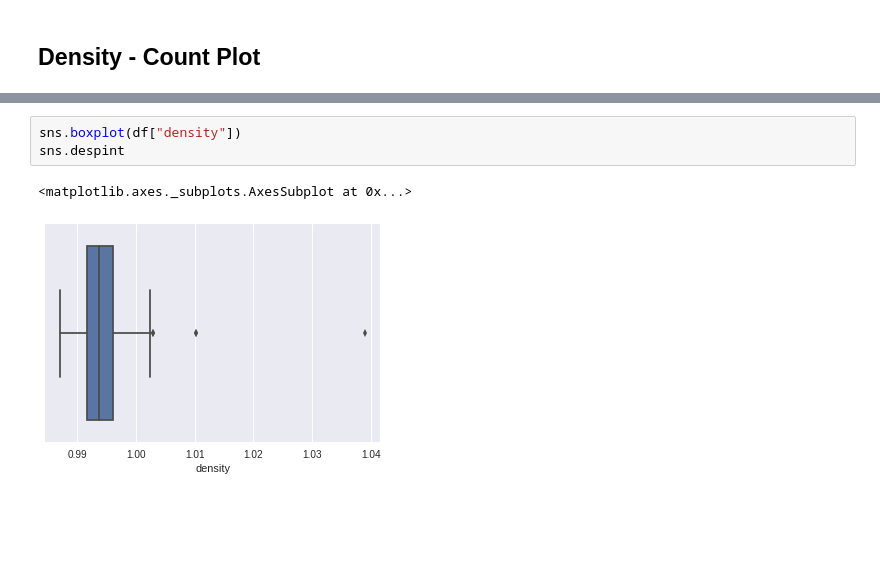
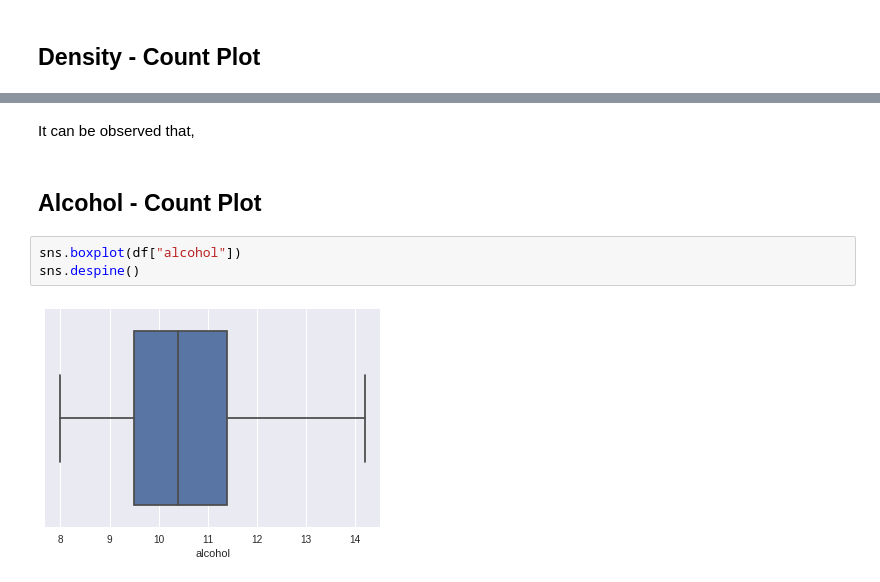
Before and after one commit to harjeevansingh/ML_ON1Acadview, a Jupyter notebook: assignment_7.ipynb, the cells around one changed output, grey strips where cells are left out. Drawn from its saved outputs; the diff is of its cells as text; blank space fills up the shorter version.

```diff
--- a/assignment_7.ipynb
+++ b/assignment_7.ipynb
@@ -252,6 +283,9 @@ sns.despine()
+# %% [markdown]
+It can be observed that,
+# %% [markdown]
+## Alcohol - Count Plot
 # %%
-sns.boxplot(df["density"])
-sns.despint
+sns.boxplot(df["alcohol"])
+sns.despine()
 # %% [output]
-<matplotlib.axes._subplots.AxesSubplot at 0x...>
-[figure, old version]
+[figure, new version]
```
Also changed, not shown: parts of 61 cells of this notebook.
